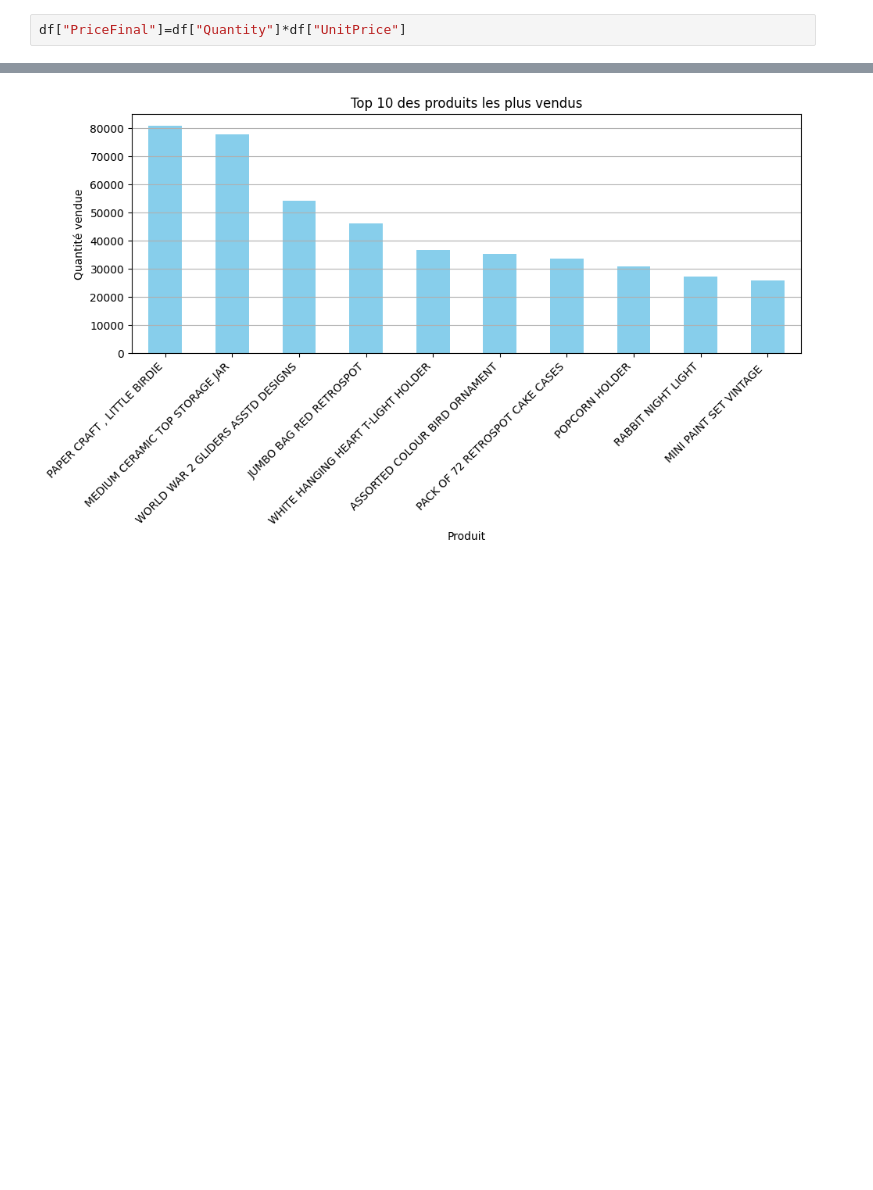
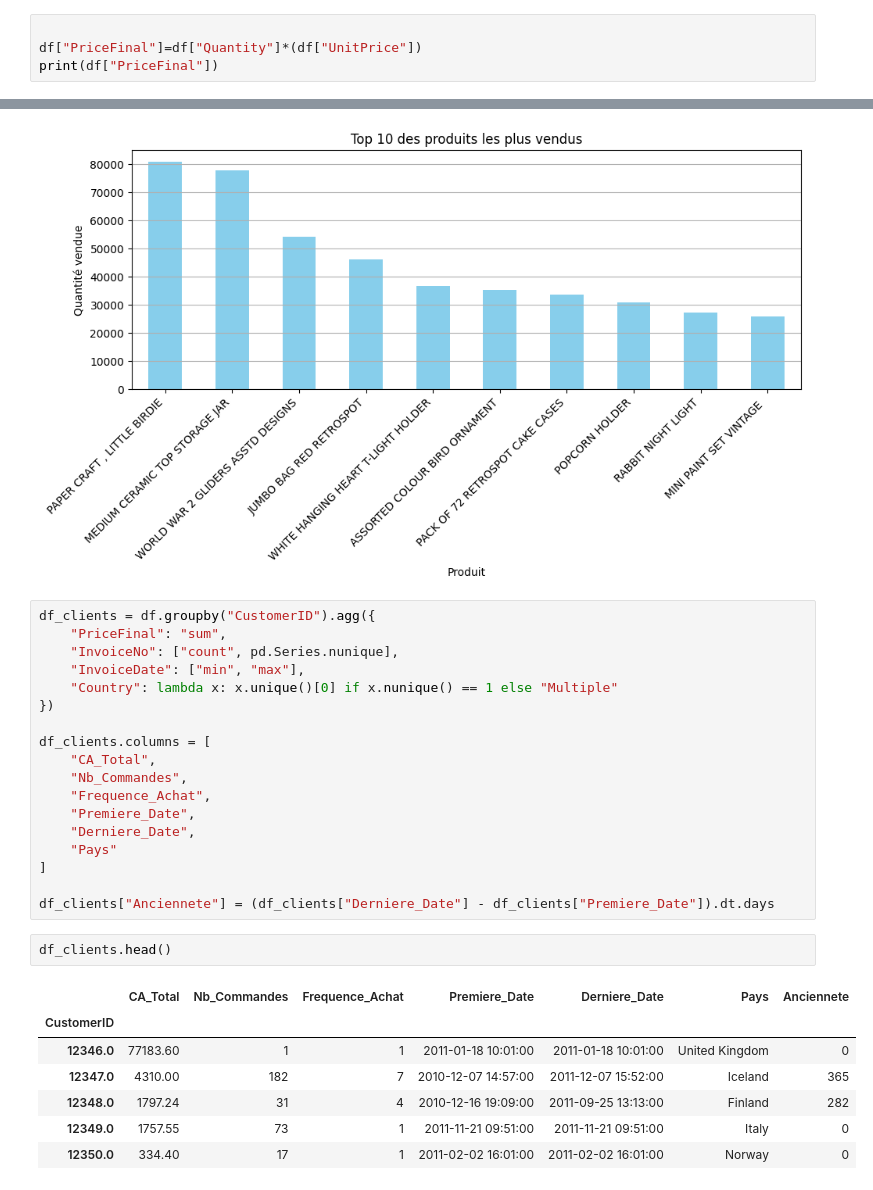
Before and after one commit to Tedsuno/analyse-ventes-ecommerce, a Jupyter notebook: notebooks/01_exploration.ipynb, the cells around one changed output, grey strips where cells are left out. Drawn from its saved outputs; the diff is of its cells as text; blank space fills up the shorter version.

```diff
--- a/notebooks/01_exploration.ipynb
+++ b/notebooks/01_exploration.ipynb
@@ -98,4 +100,6 @@ df.head()
 | 3 | 536365 | 84029G | KNITTED UNION FLAG HOT WATER BOTTLE | 6 | 12/1/2010 8:26 | 3.39 | 17850.0 | United Kingdom | 2010-12-01 08:26:00 |
 | 4 | 536365 | 84029E | RED WOOLLY HOTTIE WHITE HEART. | 6 | 12/1/2010 8:26 | 3.39 | 17850.0 | United Kingdom | 2010-12-01 08:26:00 |
 # %%
-df["PriceFinal"]=df["Quantity"]*df["UnitPrice"]
+
+df["PriceFinal"]=df["Quantity"]*(df["UnitPrice"])
+print(df["PriceFinal"])
@@ -215,3 +230,31 @@ plt.tight_layout()
 plt.show()
 # %% [output]
 [figure]
+# %%
+df_clients = df.groupby("CustomerID").agg({
+    "PriceFinal": "sum",
+    "InvoiceNo": ["count", pd.Series.nunique],
+    "InvoiceDate": ["min", "max"],
+    "Country": lambda x: x.unique()[0] if x.nunique() == 1 else "Multiple"
+})
+
+df_clients.columns = [
+    "CA_Total",
+    "Nb_Commandes",
+    "Frequence_Achat",
+    "Premiere_Date",
+    "Derniere_Date",
+    "Pays"
+]
+
+df_clients["Anciennete"] = (df_clients["Derniere_Date"] - df_clients["Premiere_Date"]).dt.days
+# %%
+df_clients.head()
+# %% [output]
+|  | CA_Total | Nb_Commandes | Frequence_Achat | Premiere_Date | Derniere_Date | Pays | Anciennete |
+| CustomerID |  |  |  |  |  |  |  |
+| 12346.0 | 77183.60 | 1 | 1 | 2011-01-18 10:01:00 | 2011-01-18 10:01:00 | United Kingdom | 0 |
+| 12347.0 | 4310.00 | 182 | 7 | 2010-12-07 14:57:00 | 2011-12-07 15:52:00 | Iceland | 365 |
+| 12348.0 | 1797.24 | 31 | 4 | 2010-12-16 19:09:00 | 2011-09-25 13:13:00 | Finland | 282 |
+| 12349.0 | 1757.55 | 73 | 1 | 2011-11-21 09:51:00 | 2011-11-21 09:51:00 | Italy | 0 |
+| 12350.0 | 334.40 | 17 | 1 | 2011-02-02 16:01:00 | 2011-02-02 16:01:00 | Norway | 0 |
```
Also changed, not shown: parts of 6 cells of this notebook, 9 other files.
